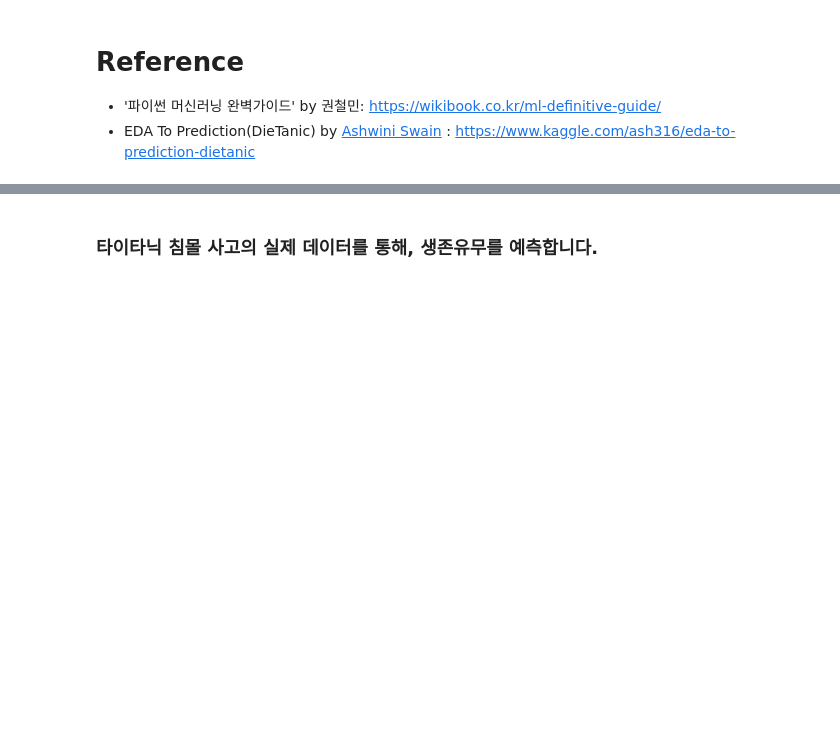
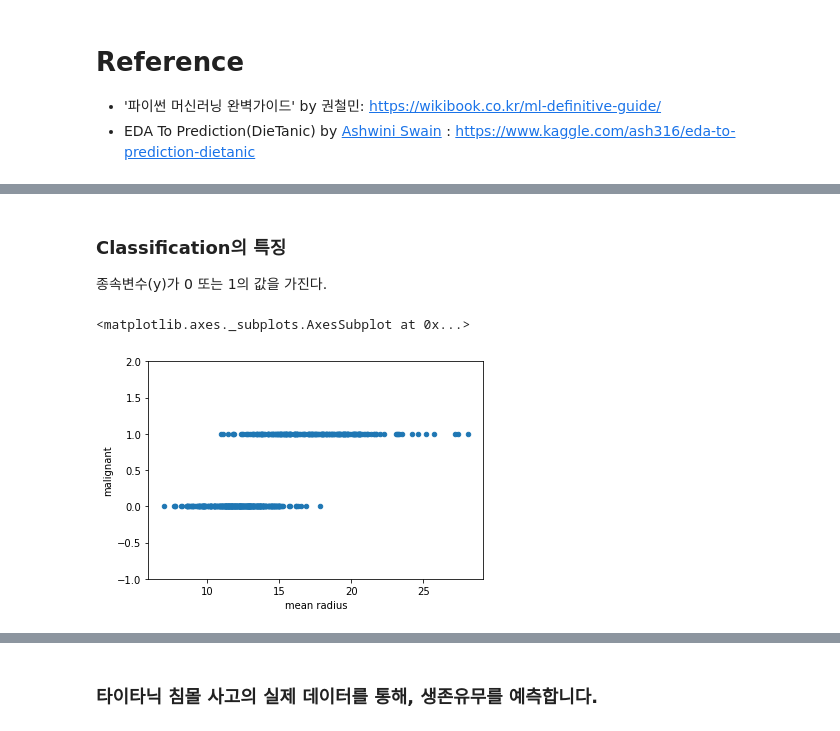
Before and after one commit to parksurk/da_structured-data, a Jupyter notebook: step3 - Classification.ipynb, the cells around one changed output, grey strips where cells are left out. Cells and saved outputs as stored; diff of their text form; code cells hidden in the pictures; blank space fills up the shorter version.

```diff
--- a/step3 - Classification.ipynb
+++ b/step3 - Classification.ipynb
@@ -28,0 +41,11 @@ In this lesson, you learn 1)Running Basic Algorithms. 2)Cross Validation. 3)Ense
+# %%
+from sklearn.datasets import load_breast_cancer
+
+breast_cancer = load_breast_cancer()
+
+print(breast_cancer.DESCR)
+
+import pandas as pd
+
+data = pd.DataFrame(breast_cancer.data, columns=breast_cancer.feature_names)
+data['malignant'] = 1 - breast_cancer.target # 0 for malignant and 1 for benign in the original dataset
@@ -28,0 +70,12 @@ In this lesson, you learn 1)Running Basic Algorithms. 2)Cross Validation. 3)Ense
+# %% [markdown]
+### Classification의 특징
+
+종속변수(y)가 0 또는 1의 값을 가진다.
+# %%
+%matplotlib inline
+from matplotlib import pyplot as plt
+
+data.plot(x='mean radius', y='malignant', kind='scatter', ylim=[-1,2])
+# %% [output]
+<matplotlib.axes._subplots.AxesSubplot at 0x...>
+[figure, added]
```
Also changed, not shown: parts of 23 cells of this notebook, 1 other file.
